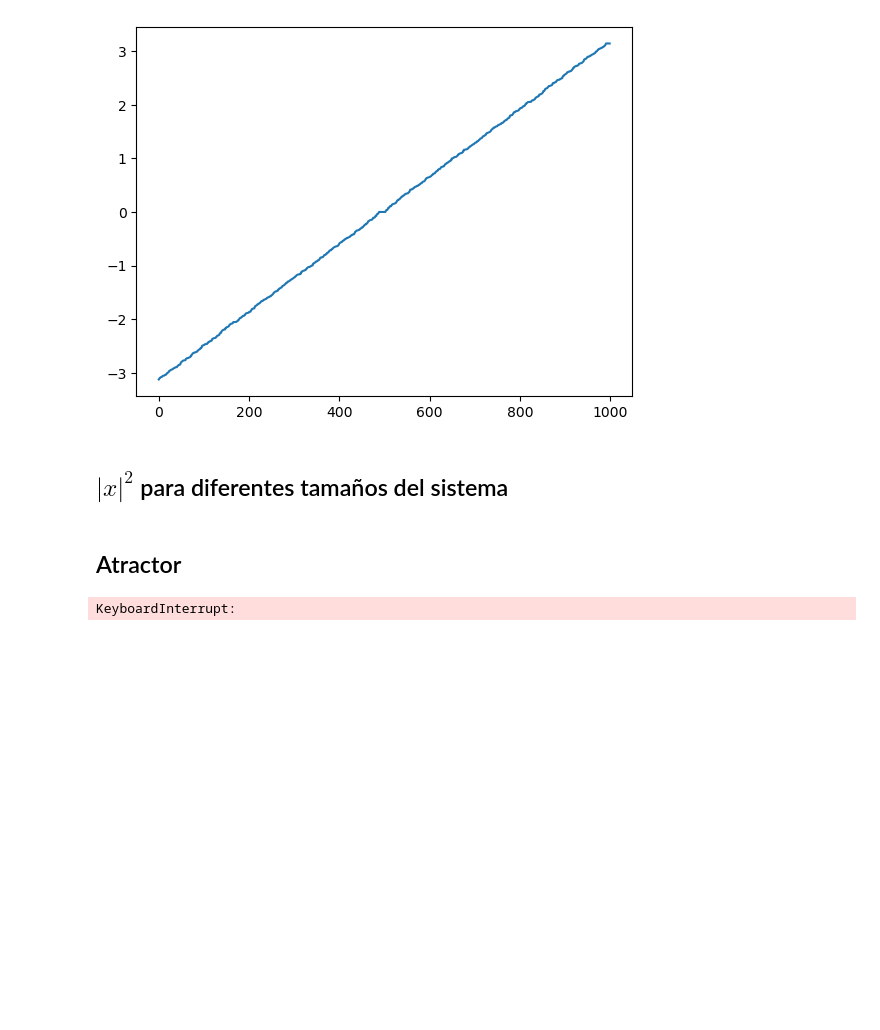
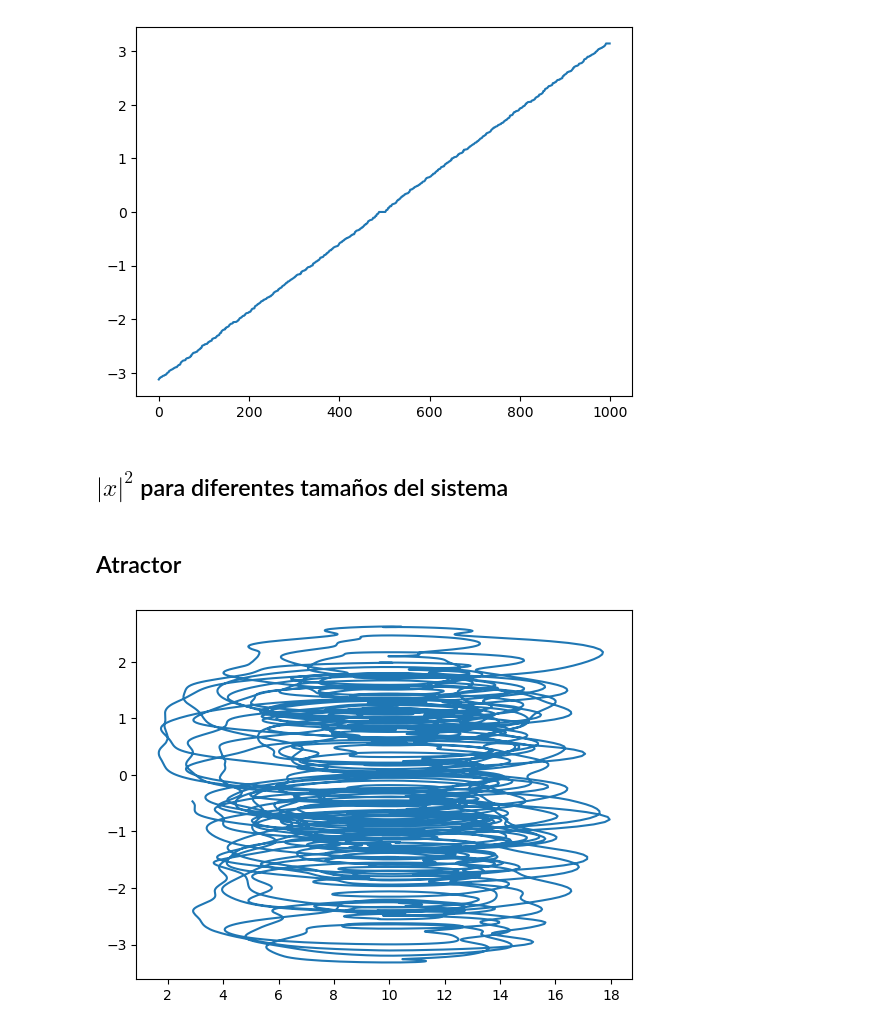
Before and after one commit to OlmoGH/Edge-of-chaos, a Jupyter notebook: Autovalores_de_matrices/LaTex/figuras.ipynb, the cells around one changed output. Saved outputs shown, nothing was run; the diff lists cells and outputs as text; code cells hidden in the pictures; blank space fills up the shorter version.

```diff
--- a/Autovalores_de_matrices/LaTex/figuras.ipynb
+++ b/Autovalores_de_matrices/LaTex/figuras.ipynb
@@ -509,32 +509,32 @@ def ODE_system(t, y, dim, alpha):
     W = y[dim:].reshape((dim, dim))
 
     dim = np.shape(X)[0]
     dWdt = alpha * (np.eye(dim) - np.outer(X, X))
     dXdt = W @ X
 
     return np.concatenate([dXdt, dWdt.flatten()])
 
-N = 1000
+N = 100
 time = 4000
 alpha = 0.001
 t_eval = np.linspace(2000, time, 10000)
 
 
 W_0 = np.random.normal(0, 1/np.sqrt(N), (N, N))
 X_0 = np.random.normal(0, 1/np.sqrt(N), N)
 
 y_0 = np.concatenate([X_0, W_0.flatten()])
 solution = solve_ivp(ODE_system, [0, time], y0=y_0, args=[N, alpha], t_eval=t_eval, method='DOP853')
 
 X = solution.y[:N, :].transpose()
 W = solution.y[N:, :].reshape((N, N, -1)).transpose(2, 0, 1)
 
 X_norm = np.linalg.norm(X, axis=1)
 
 W_trace = np.trace(W, axis1=1, axis2=2)
 
 plt.plot(X_norm, W_trace)
 
 plt.show()
 # %% [output]
-KeyboardInterrupt:
+[figure, added]
```
